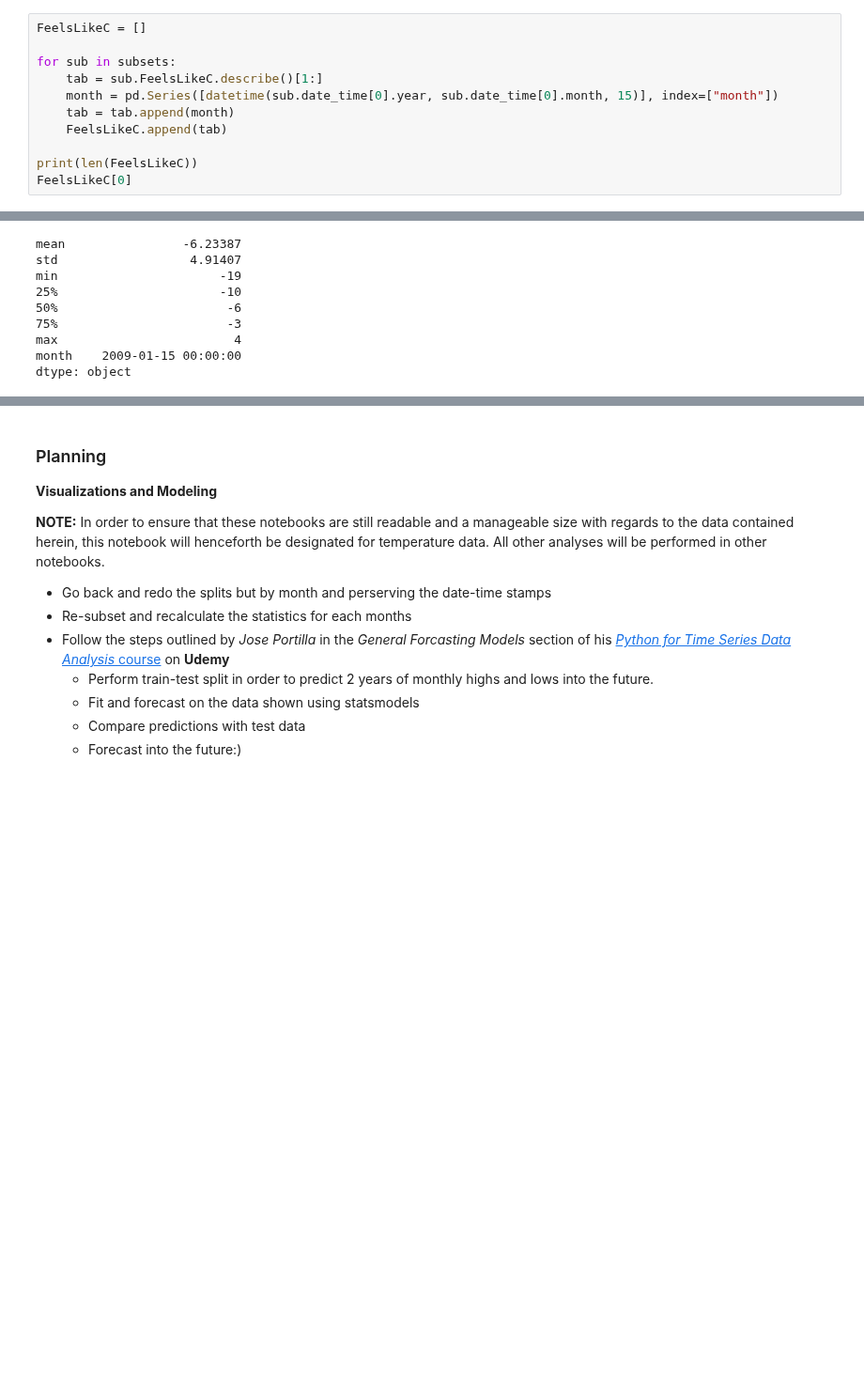
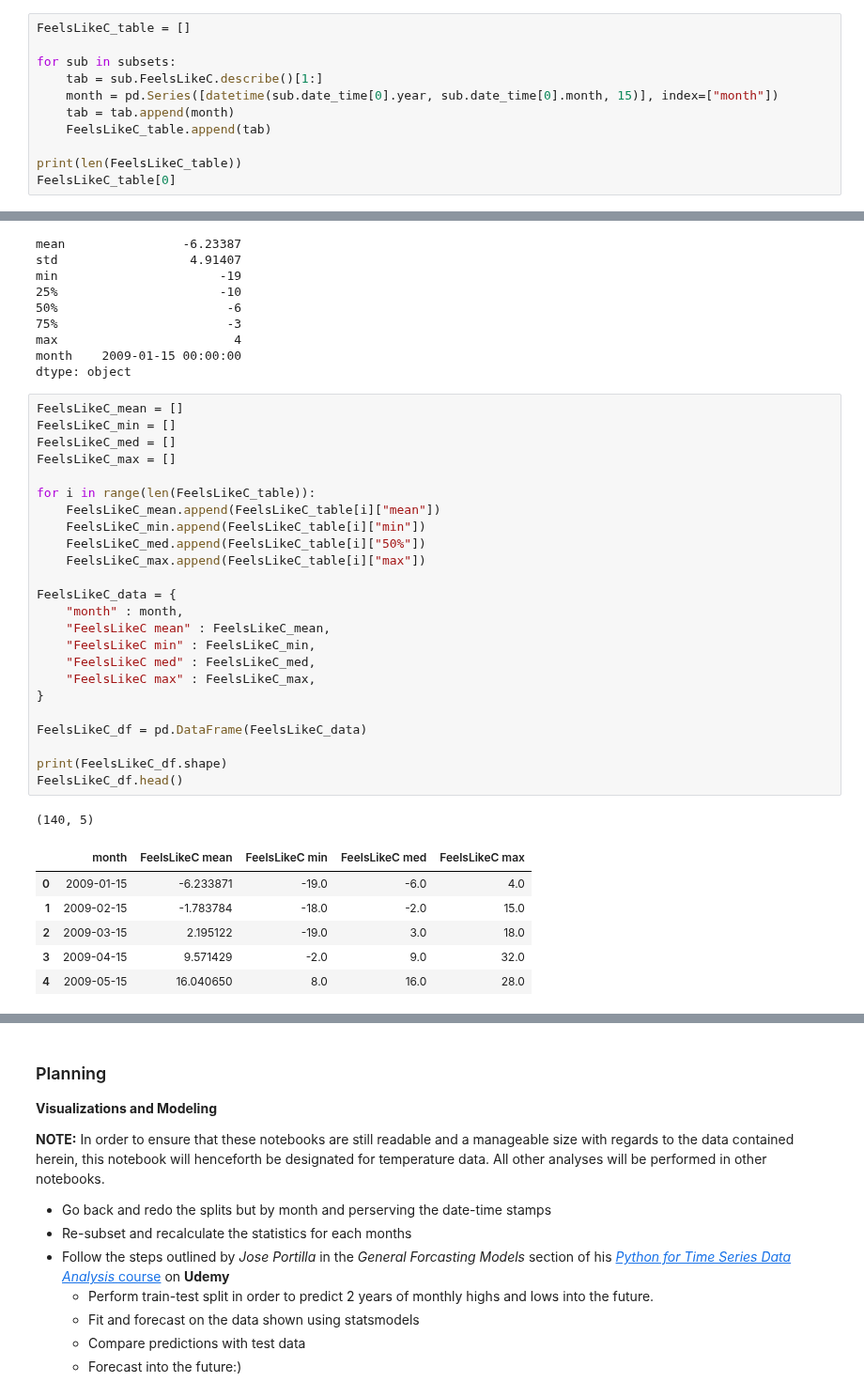
Before and after one commit to BloomTech-Labs/Labs26-Citrics-DS-TeamA, a Jupyter notebook: notebooks/Historic_Weather.ipynb, the cells around one changed output, grey strips where cells are left out. Shown at 94% size. Saved outputs shown, nothing was run; the diff lists cells and outputs as text; blank space fills up the shorter version.

```diff
--- a/notebooks/Historic_Weather.ipynb
+++ b/notebooks/Historic_Weather.ipynb
@@ -417,14 +524,14 @@ dtype: object
 # %%
-FeelsLikeC = []
+FeelsLikeC_table = []
 
 for sub in subsets:
     tab = sub.FeelsLikeC.describe()[1:]
     month = pd.Series([datetime(sub.date_time[0].year, sub.date_time[0].month, 15)], index=["month"])
     tab = tab.append(month)
-    FeelsLikeC.append(tab)
+    FeelsLikeC_table.append(tab)
 
-print(len(FeelsLikeC))
-FeelsLikeC[0]
+print(len(FeelsLikeC_table))
+FeelsLikeC_table[0]
 # %% [output]
 140
 mean                -6.23387
@@ -436,4 +543,36 @@ min                      -19
 max                        4
 month    2009-01-15 00:00:00
 dtype: object
+# %%
+FeelsLikeC_mean = []
+FeelsLikeC_min = []
+FeelsLikeC_med = []
+FeelsLikeC_max = []
+
+for i in range(len(FeelsLikeC_table)):
+    FeelsLikeC_mean.append(FeelsLikeC_table[i]["mean"])
+    FeelsLikeC_min.append(FeelsLikeC_table[i]["min"])
+    FeelsLikeC_med.append(FeelsLikeC_table[i]["50%"])
+    FeelsLikeC_max.append(FeelsLikeC_table[i]["max"])
+
+FeelsLikeC_data = {
+    "month" : month,
+    "FeelsLikeC mean" : FeelsLikeC_mean,
+    "FeelsLikeC min" : FeelsLikeC_min,
+    "FeelsLikeC med" : FeelsLikeC_med,
+    "FeelsLikeC max" : FeelsLikeC_max,
+}
+
+FeelsLikeC_df = pd.DataFrame(FeelsLikeC_data)
+
+print(FeelsLikeC_df.shape)
+FeelsLikeC_df.head()
+# %% [output]
+(140, 5)
+|  | month | FeelsLikeC mean | FeelsLikeC min | FeelsLikeC med | FeelsLikeC max |
+| 0 | 2009-01-15 | -6.233871 | -19.0 | -6.0 | 4.0 |
+| 1 | 2009-02-15 | -1.783784 | -18.0 | -2.0 | 15.0 |
+| 2 | 2009-03-15 | 2.195122 | -19.0 | 3.0 | 18.0 |
+| 3 | 2009-04-15 | 9.571429 | -2.0 | 9.0 | 32.0 |
+| 4 | 2009-05-15 | 16.040650 | 8.0 | 16.0 | 28.0 |
 # %%
```
Also changed, not shown: parts of 19 cells of this notebook.
